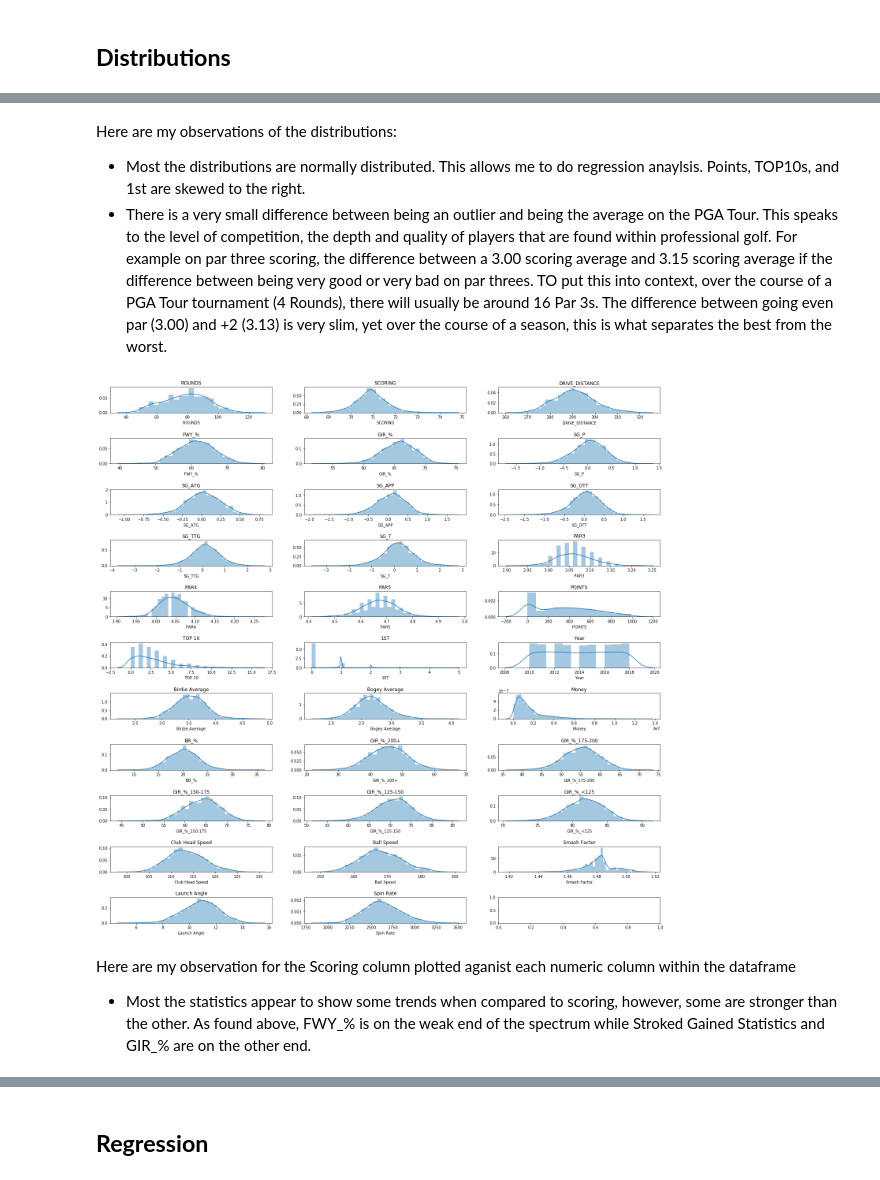
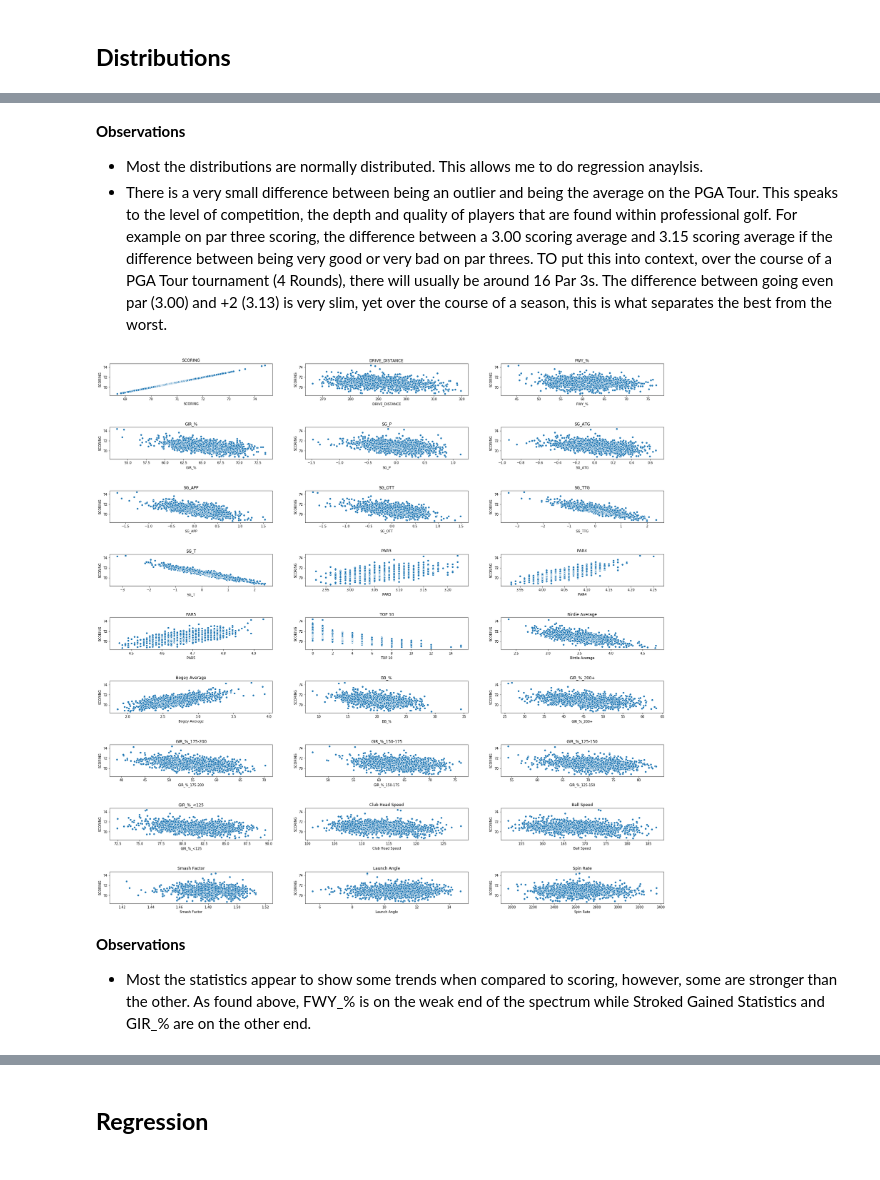
Before and after one commit to jonathannocek/pga-data-analysis, a Jupyter notebook: pga_data_analysis.ipynb, the cells around one changed output, grey strips where cells are left out. Saved outputs shown, nothing was run; the diff lists cells and outputs as text; code cells hidden in the pictures.

```diff
--- a/pga_data_analysis.ipynb
+++ b/pga_data_analysis.ipynb
@@ -378,5 +308,5 @@ df_pga2
 # %%
-df_pga.set_index(['NAME', 'Year'])
+df_pga.set_index(['NAME', 'Year']).head()
 # %% [output]
 |  |  | ROUNDS | SCORING | DRIVE_DISTANCE | FWY_% | GIR_% | SG_P | SG_ATG | SG_APP | SG_OTT | ... |
 | NAME | Year |  |  |  |  |  |  |  |  |  | ... |
@@ -395,5 +318,5 @@ df_pga.set_index(['NAME', 'Year'])
 # %%
-df_pga2.set_index(['NAME','Year'])
+df_pga2.set_index(['NAME','Year']).head()
 # %% [output]
 |  | Variable | Birdie Average | Bogey Average | Money | BB_% | GIR_%_200+ | GIR_%_175-200 | GIR_%_150-175 | ... |
 | NAME | Year |  |  |  |  |  |  |  | ... |
@@ -562,2 +479,23 @@ plt.show()
 # %% [markdown]
 ## **Distributions**
+# %%
+f, ax = plt.subplots(nrows = 9, ncols = 3, figsize=(30,30))
+# Selecting columns we want distributions for
+hist_cols = ['SCORING', 'DRIVE_DISTANCE', 'FWY_%', 'GIR_%', 'SG_P',
+       'SG_ATG', 'SG_APP', 'SG_OTT', 'SG_TTG', 'SG_T', 'PAR3', 'PAR4', 'PAR5',
+       'TOP 10', 'Birdie Average', 'Bogey Average',
+       'BB_%', 'GIR_%_200+', 'GIR_%_175-200', 'GIR_%_150-175',
+       'GIR_%_125-150', 'GIR_%_<125', 'Club Head Speed', 'Ball Speed',
+       'Smash Factor', 'Launch Angle', 'Spin Rate']
+row = 0
+col = 0
+
+for i, column in enumerate(hist_cols):
+    graph = sns.distplot(df[column], ax=ax[row][col])
+    graph.set(title = column)
+    col += 1
+    if col == 3:
+        col = 0
+        row += 1
+
+plt.subplots_adjust(left=None, bottom=None, right=None, top=None, wspace=None, hspace=1)
@@ -564,23 +504,29 @@ plt.show()
 # %% [markdown]
-Here are my observations of the distributions:
-*   Most the distributions are normally distributed. This allows me to do regression anaylsis. Points, TOP10s, and 1st are skewed to the right.
+**Observations**
+*   Most the distributions are normally distributed. This allows me to do regression anaylsis.
 *   There is a very small difference between being an outlier and being the average on the PGA Tour. This speaks to the level of competition, the depth and quality of players that are found within professional golf. For example on par three scoring, the difference between a 3.00 scoring average and 3.15 scoring average if the difference between being very good or very bad on par threes. TO put this into context, over the course of a PGA Tour tournament (4 Rounds), there will usually be around 16 Par 3s. The difference between going even par (3.00) and +2 (3.13) is very slim, yet over the course of a season, this is what separates the best from the worst.
 # %%
-f, ax = plt.subplots(nrows = 11, ncols = 3, figsize=(25,25))
-numeric_cols = df.select_dtypes(['int64', 'float64']).columns
+f, ax = plt.subplots(nrows = 9, ncols = 3, figsize=(30,30))
+dist_cols = ['SCORING', 'DRIVE_DISTANCE', 'FWY_%', 'GIR_%', 'SG_P',
+       'SG_ATG', 'SG_APP', 'SG_OTT', 'SG_TTG', 'SG_T', 'PAR3', 'PAR4', 'PAR5',
+       'TOP 10', 'Birdie Average', 'Bogey Average',
+       'BB_%', 'GIR_%_200+', 'GIR_%_175-200', 'GIR_%_150-175',
+       'GIR_%_125-150', 'GIR_%_<125', 'Club Head Speed', 'Ball Speed',
+       'Smash Factor', 'Launch Angle', 'Spin Rate']
 row = 0
 col = 0
-for i, column in enumerate(numeric_cols):
-    graph = sns.distplot(df[column], ax=ax[row][col])
+for i, column in enumerate(dist_cols):
+    graph = sns.scatterplot(x=column, y="SCORING", data=df, ax=ax[row][col]);
     graph.set(title = column)
     col += 1
     if col == 3:
         col = 0
         row += 1
 
 plt.subplots_adjust(left=None, bottom=None, right=None, top=None, wspace=None, hspace=1)
 # %% [output]
-[figure, old version]
+[figure, new version]
 # %% [markdown]
-Here are my observation for the Scoring column plotted aganist each numeric column within the dataframe
+**Observations**
+
 *   Most the statistics appear to show some trends when compared to scoring, however, some are stronger than the other. As found above, FWY_% is on the weak end of the spectrum while Stroked Gained Statistics and GIR_% are on the other end.
```
Also changed, not shown: parts of 39 cells of this notebook.
